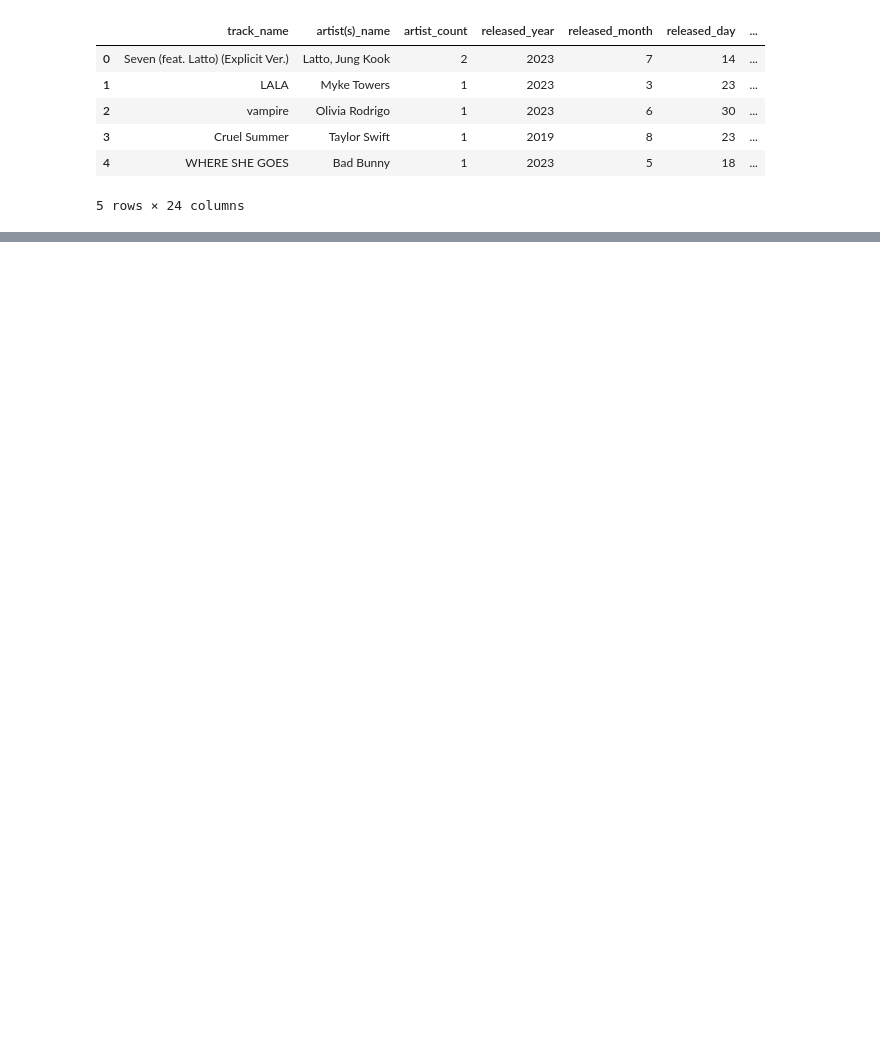
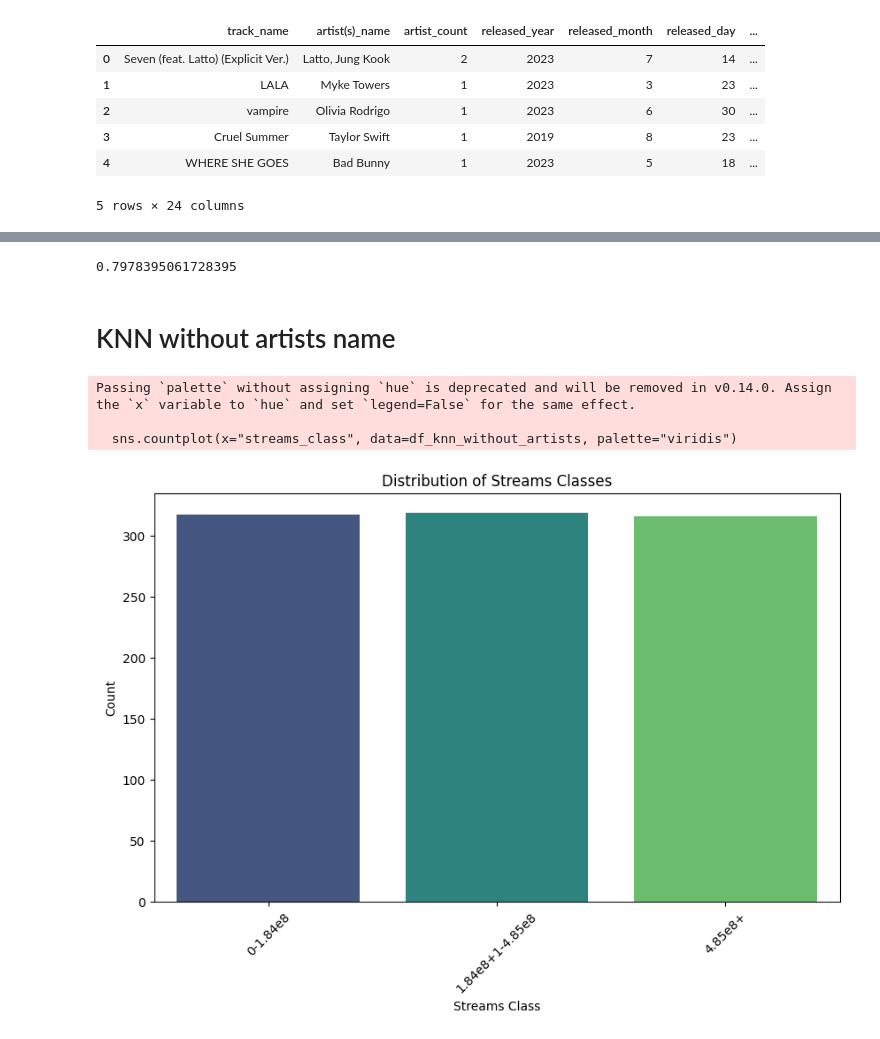
Before and after one commit to ZakITx/SY09_projet, a Jupyter notebook: MULTIVARIATE/knn_class_streams.ipynb, the cells around one changed output, grey strips where cells are left out. Drawn from its saved outputs; the diff is of its cells as text; code cells hidden in the pictures; blank space fills up the shorter version.

```diff
--- a/MULTIVARIATE/knn_class_streams.ipynb
+++ b/MULTIVARIATE/knn_class_streams.ipynb
@@ -198,0 +259,79 @@ ax, pca = plot_clustering(X, y)
+# %%
+def compute_accuracy_homemade_score(y_pred: np.ndarray, y_test: pd.Series) -> float:
+    dict_scores = {
+        ("0-1.84e8",  "1.84e8+1-4.85e8"): 0.5,
+        ("0-1.84e8",  "4.85e8+"): -0.5,
+        ("0-1.84e8",  "0-1.84e8"): 1,
+        ("1.84e8+1-4.85e8", "0-1.84e8"): 0,
+        ("1.84e8+1-4.85e8",  "4.85e8+"): 0,
+        ("1.84e8+1-4.85e8",  "1.84e8+1-4.85e8"): 1,
+        ("4.85e8+", "0-1.84e8"): -0.5,
+        ("4.85e8+", "1.84e8+1-4.85e8"): 0.5,
+        ("4.85e8+",  "4.85e8+"): 1,
+    }
+    cpt = 0
+    score = 0
+    for i in range(y_test.shape[0]):
+        score += dict_scores[(y_pred[i], y_test.iloc[i])]
+        cpt += 1
+
+    return score / cpt
+
+compute_accuracy_homemade_score(y_pred, y_test)   # 0.80
+# %% [output]
+0.7978395061728395
+# %% [markdown]
+# KNN without artists name
+# %%
+df_knn_without_artists = df_relevant.copy()
+df_knn_without_artists.loc[:, "mode"] = [0 if x == "Minor" else 1 for x in data["mode"]]
+df_knn_without_artists["streams"] = pd.to_numeric(df_knn_without_artists["streams"], errors="coerce")
+df_knn_without_artists["mode"] = pd.to_numeric(
+    df_knn_without_artists["mode"], errors="coerce"
+)
+df_knn_without_artists.dropna(inplace=True)
+# %%
+# class_intervals = [
+#     (0, 3e8),
+#     (3e8+1, 6e8),
+#     (6e8+1, 1e9),
+#     (1e9+1, 1.5e9),
+#     (1.5e9+1, 2e9),
+#     (2e9+1, float("inf")),
+# ]
+# class_labels = ["0-3e8", "3e8+1-6e8", "6e8+1-1e9", "1e9+1-1.5e9", "1.5e9+1-2e9", "2e9+"]
+
+class_intervals = [
+    (0, 1.84e8),
+    (1.84e8+1, 4.85e8),
+    (4.85e8+1, float("inf")),
+]
+class_labels = ["0-1.84e8", "1.84e8+1-4.85e8", "4.85e8+"]
+
+# class_intervals = [
+#     (0, 2.9e8),
+#     (2.9e8+1, float("inf")),
+# ]
+# class_labels = ["0-5e8", "1e9+1-1.5e9"]
+
+# Assign each bpm value to a class
+df_knn_without_artists["streams_class"] = pd.cut(
+    df_knn_without_artists["streams"],
+    bins=[interval[0] for interval in class_intervals] + [float("inf")],
+    labels=class_labels,
+)
+# Create the barplot
+plt.figure(figsize=(10, 6))
+sns.countplot(x="streams_class", data=df_knn_without_artists, palette="viridis")
+plt.xlabel("Streams Class")
+plt.ylabel("Count")
+plt.title("Distribution of Streams Classes")
+plt.xticks(rotation=45)  # Rotate x-axis labels for better readability
+plt.show()
+df_knn_without_artists.drop("streams", axis=1, inplace=True)
+# 121-140 max count
+# %% [output]
+Passing `palette` without assigning `hue` is deprecated and will be removed in v0.14.0. Assign the `x` variable to `hue` and set `legend=False` for the same effect.
+
+  sns.countplot(x="streams_class", data=df_knn_without_artists, palette="viridis")
+[figure, added]
```
Also changed, not shown: parts of 22 cells of this notebook.
